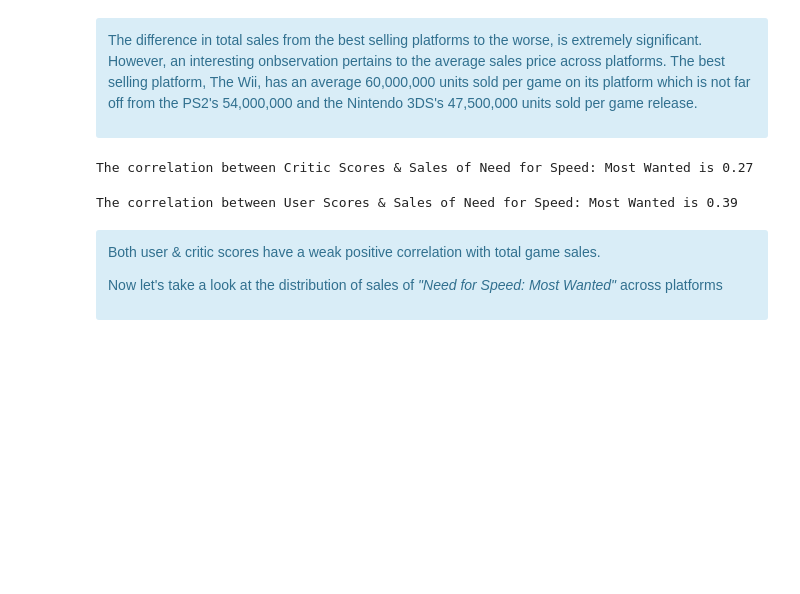
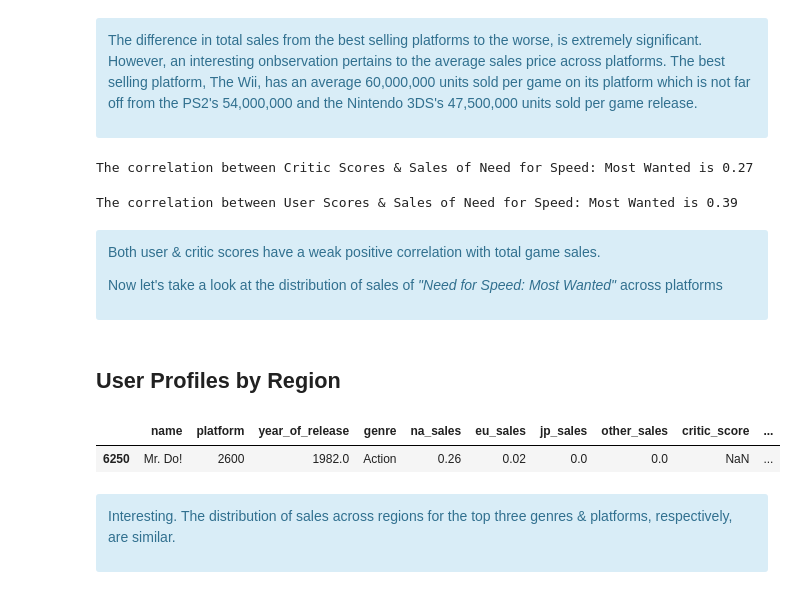
Before and after one commit to juansiliezar/game-success-analysis, a Jupyter notebook: eda.ipynb, the cells around one changed output. Cells and saved outputs as stored; diff of their text form; code cells hidden in the pictures; blank space fills up the shorter version.

Commit message:
user profiles complete

```diff
--- a/eda.ipynb
+++ b/eda.ipynb
@@ -462,3 +462,10 @@ fig = px.bar(
 )
 
 fig.show()
+# %% [markdown]
+## User Profiles by Region
+# %%
+df.sample()
+# %% [output]
+|  | name | platform | year_of_release | genre | na_sales | eu_sales | jp_sales | other_sales | critic_score | ... |
+| 6250 | Mr. Do! | 2600 | 1982.0 | Action | 0.26 | 0.02 | 0.0 | 0.0 | NaN | ... |
@@ -464,0 +518,5 @@ fig.show()
+# %% [markdown]
+<div class='alert alert-info'>
+
+Interesting. The distribution of sales across regions for the top three genres & platforms, respectively, are similar.
+</div>
```
Also changed, not shown: parts of 7 cells of this notebook.
